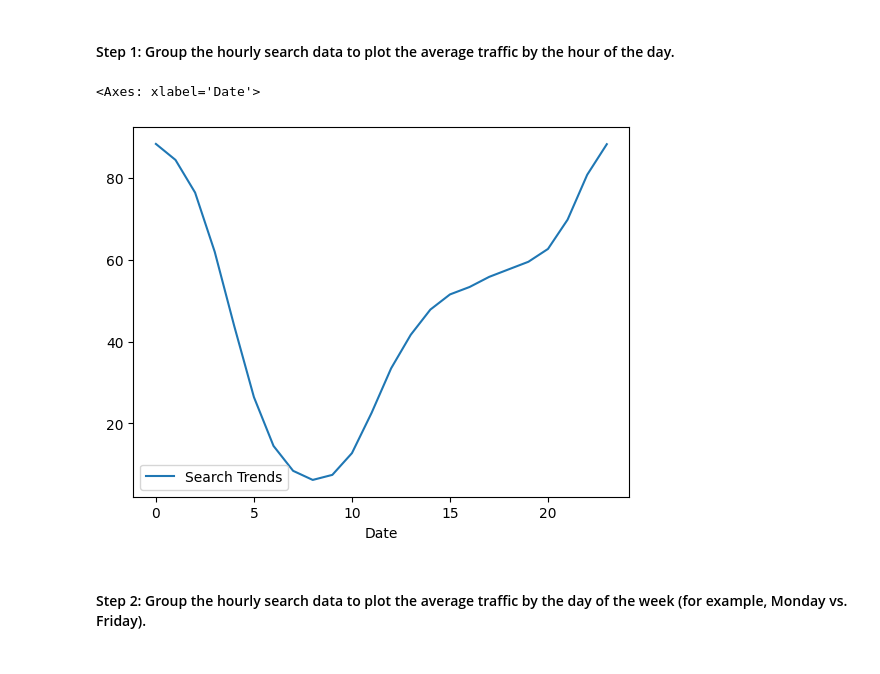
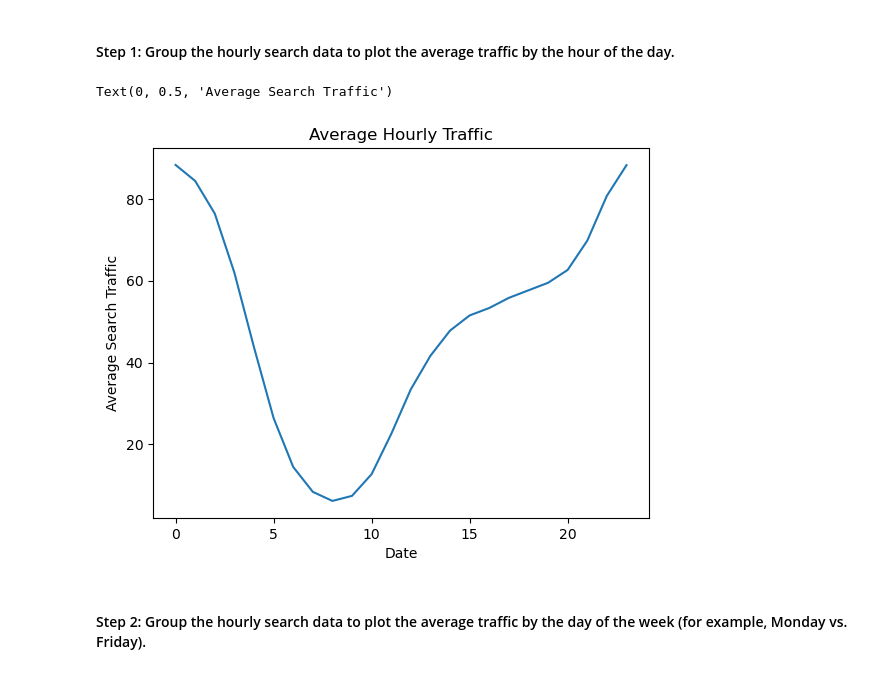
Before and after one commit to sin31415/prophet-challenge, a Jupyter notebook: forecasting_net_prophet.ipynb, the cells around one changed output. Saved outputs shown, nothing was run; the diff lists cells and outputs as text; code cells hidden in the pictures.

```diff
--- a/forecasting_net_prophet.ipynb
+++ b/forecasting_net_prophet.ipynb
@@ -135,9 +137,14 @@ To that end, you want to mine the search traffic data for predictable seasonal p
 #### Step 1: Group the hourly search data to plot the average traffic by the hour of the day.
 # %%
 # Group the hourly search data to plot the average traffic by the day of week, using `df.index.hour`
+traffic_hour = df_mercado_trends.groupby(df_mercado_trends.index.hour)
+plt.plot(traffic_hour.mean())
+plt.title("Average Hourly Traffic")
+plt.xlabel("Date")
+plt.ylabel("Average Search Traffic")
 # %% [output]
-<Axes: xlabel='Date'>
+Text(0, 0.5, 'Average Search Traffic')
-[figure, old version]
+[figure, new version]
 # %% [markdown]
 #### Step 2: Group the hourly search data to plot the average traffic by the day of the week (for example, Monday vs. Friday).
 # %%
```
Also changed, not shown: parts of 9 cells of this notebook.
